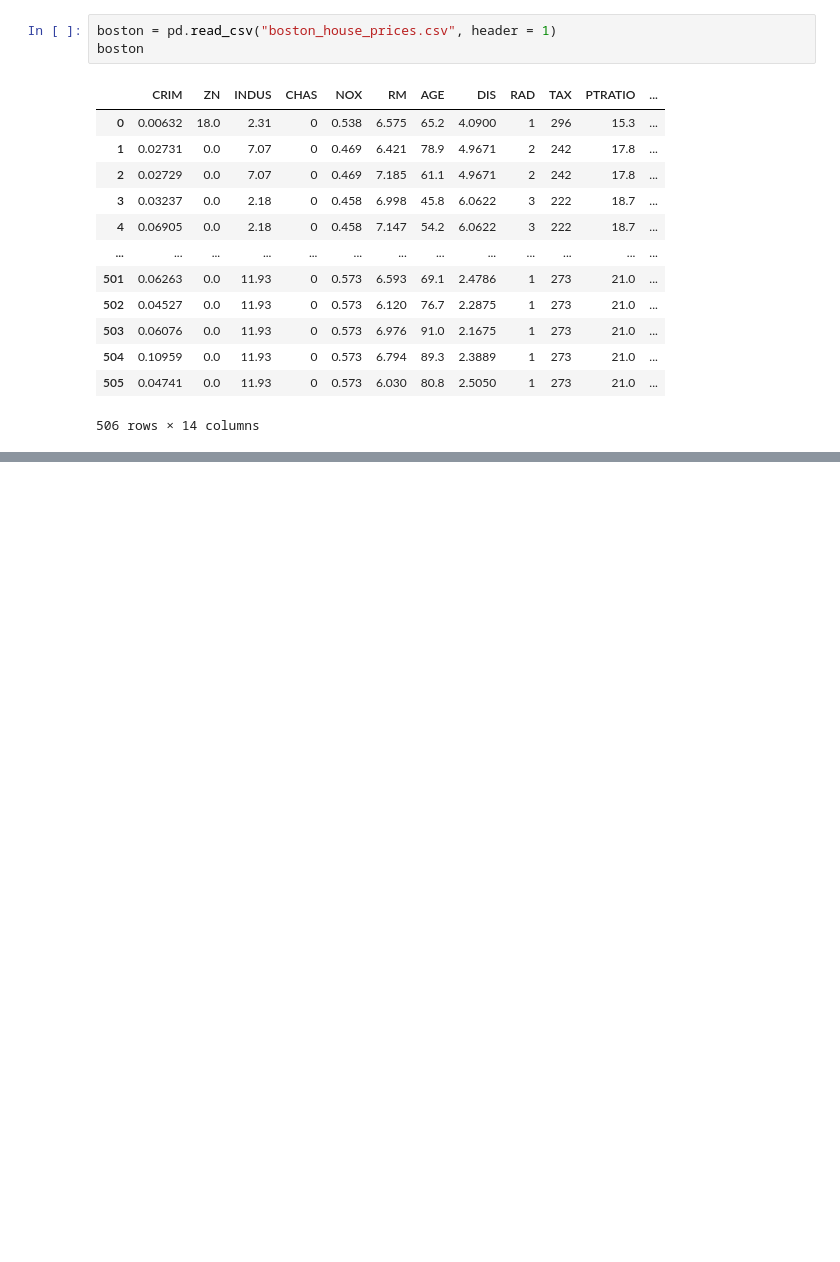
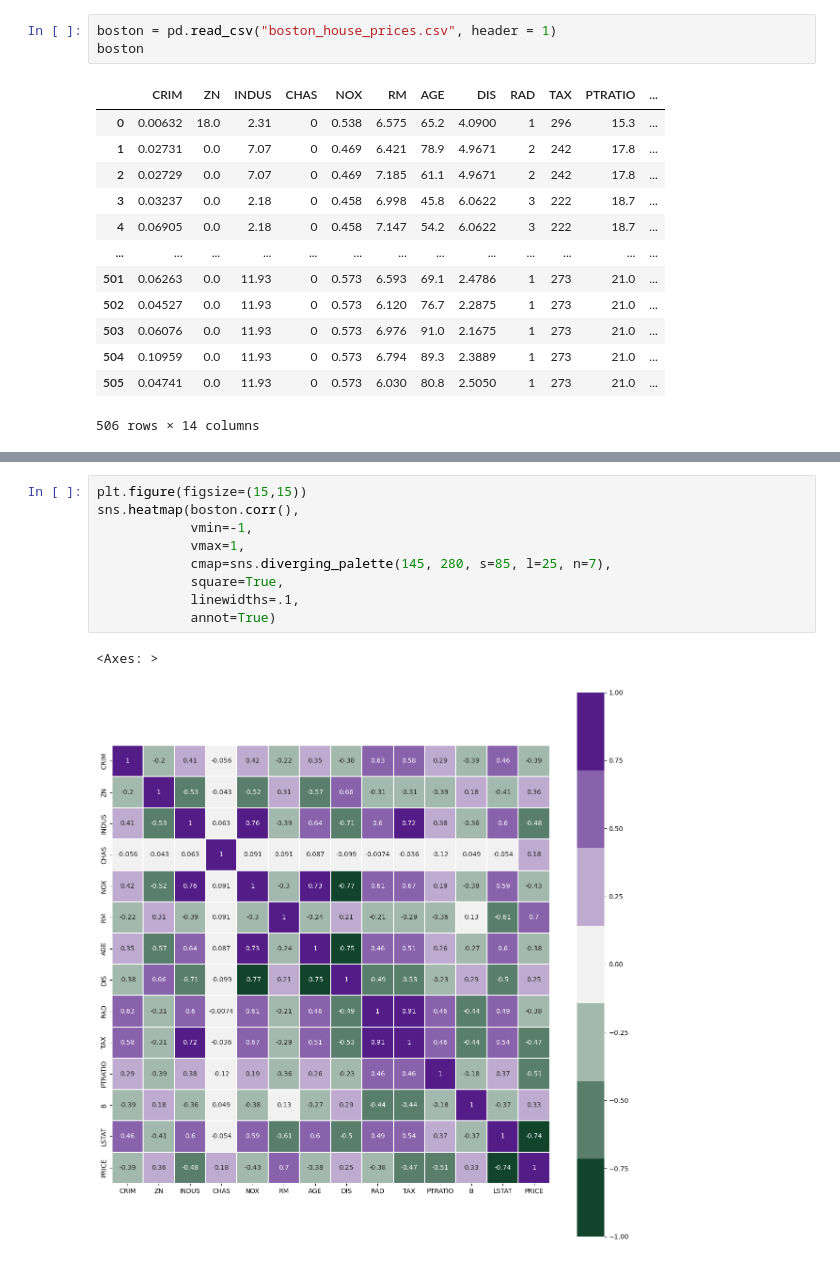
Before and after one commit to Milows/BostonHousePricing, a Jupyter notebook: Notebooks/IbaiGarcia.ipynb, the cells around one changed output, grey strips where cells are left out. Saved outputs shown, nothing was run; the diff lists cells and outputs as text; blank space fills up the shorter version.

```diff
--- a/Notebooks/IbaiGarcia.ipynb
+++ b/Notebooks/IbaiGarcia.ipynb
@@ -22,0 +92,12 @@ boston
+# %%
+plt.figure(figsize=(15,15))
+sns.heatmap(boston.corr(),
+            vmin=-1,
+            vmax=1,
+            cmap=sns.diverging_palette(145, 280, s=85, l=25, n=7),
+            square=True,
+            linewidths=.1,
+            annot=True)
+# %% [output]
+<Axes: >
+[figure, added]
```
Also changed, not shown: parts of 11 cells of this notebook.
